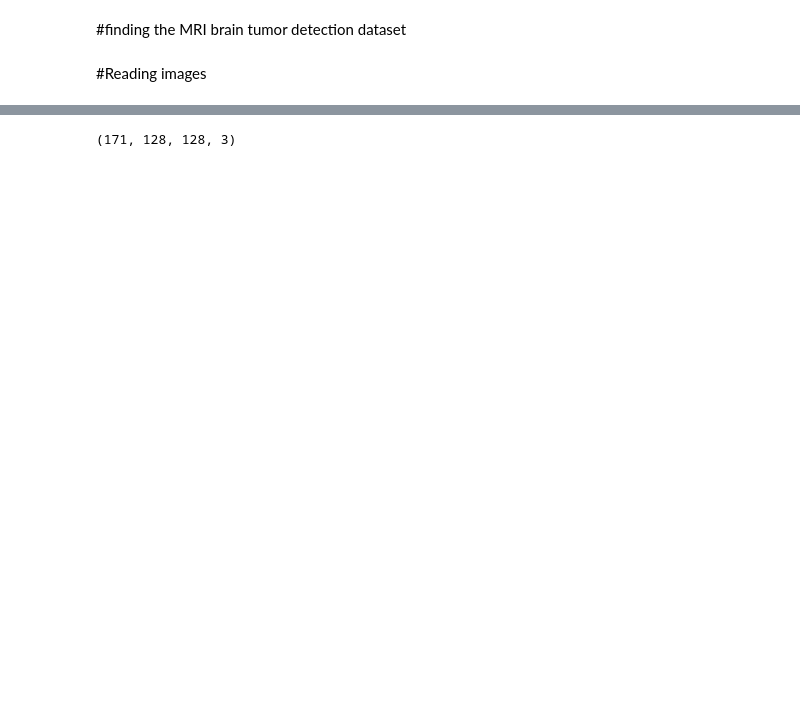
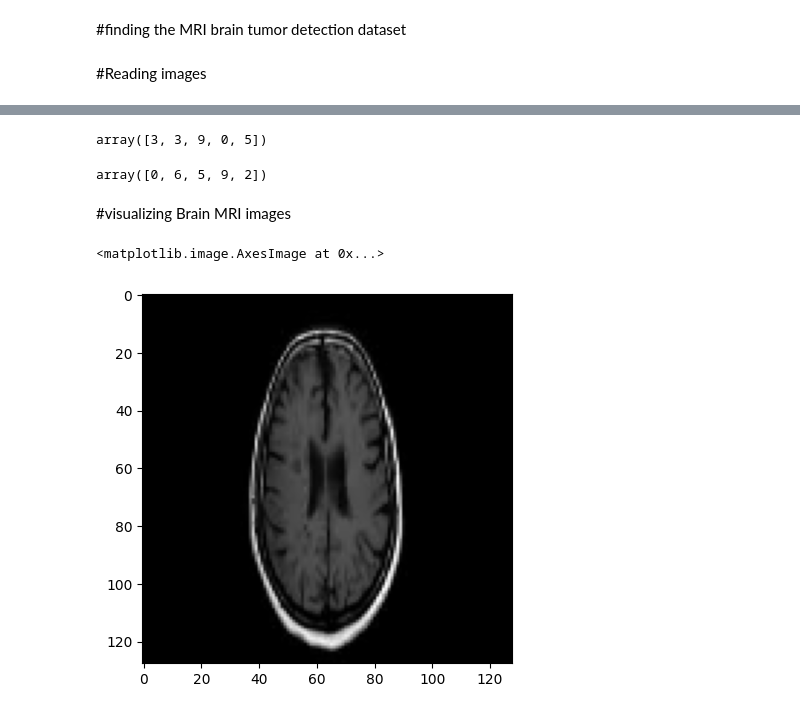
Before and after one commit to AnitaTasnim/image_processing, a Jupyter notebook: MRI_Brain_tumor_detector.ipynb, the cells around one changed output, grey strips where cells are left out. Cells and saved outputs as stored; diff of their text form; code cells hidden in the pictures; blank space fills up the shorter version.

Commit message:
visualizing Brain MRI images

```diff
--- a/MRI_Brain_tumor_detector.ipynb
+++ b/MRI_Brain_tumor_detector.ipynb
@@ -12,10 +12,3 @@ from sklearn.metrics import confusion_matrix, accuracy_score
 import cv2 # for image processing
 # %% [markdown]
 #Reading images
-# %%
-tumor  = []
-path = '/content/drive/MyDrive/Projects and research/brain tumor/brain_tumor_dataset/yes/*.jpg'
-
-for f in glob.iglob(path):
-  img = cv2.imread(f)
-  tumor.append(img)
@@ -26,7 +14,0 @@ len(tumor)
-# %%
-healthy  = []
-path = '/content/drive/MyDrive/Projects and research/brain tumor/brain_tumor_dataset/no/*.jpg'
-
-for f in glob.iglob(path):
-  img = cv2.imread(f)
-  healthy.append(img)
@@ -37,3 +14,0 @@ len(healthy)
-# %%
-for img in tumor:
-  print(img.shape)
@@ -65,6 +22,3 @@ for f in glob.iglob(path):
   b,g,r = cv2.split(img)
   img = cv2.merge([r,g,b])
   tumor.append(img)
-# %%
-for img in tumor:
-  print(img.shape)
@@ -131,4 +45,16 @@ ALL  =  np.concatenate((healthy,tumor))
-# %%
-ALL.shape
-# %% [output]
-(171, 128, 128, 3)
+# %%
+np.random.choice(10,5)
+# %% [output]
+array([3, 3, 9, 0, 5])
+# %%
+
+np.random.choice(10,5,replace=False)#will not repeat  numbrs
+# %% [output]
+array([0, 6, 5, 9, 2])
+# %% [markdown]
+#visualizing Brain MRI images
+# %%
+plt.imshow(healthy[0])
+# %% [output]
+<matplotlib.image.AxesImage at 0x...>
+[figure, added]
```
Also changed, not shown: parts of 11 cells of this notebook.
